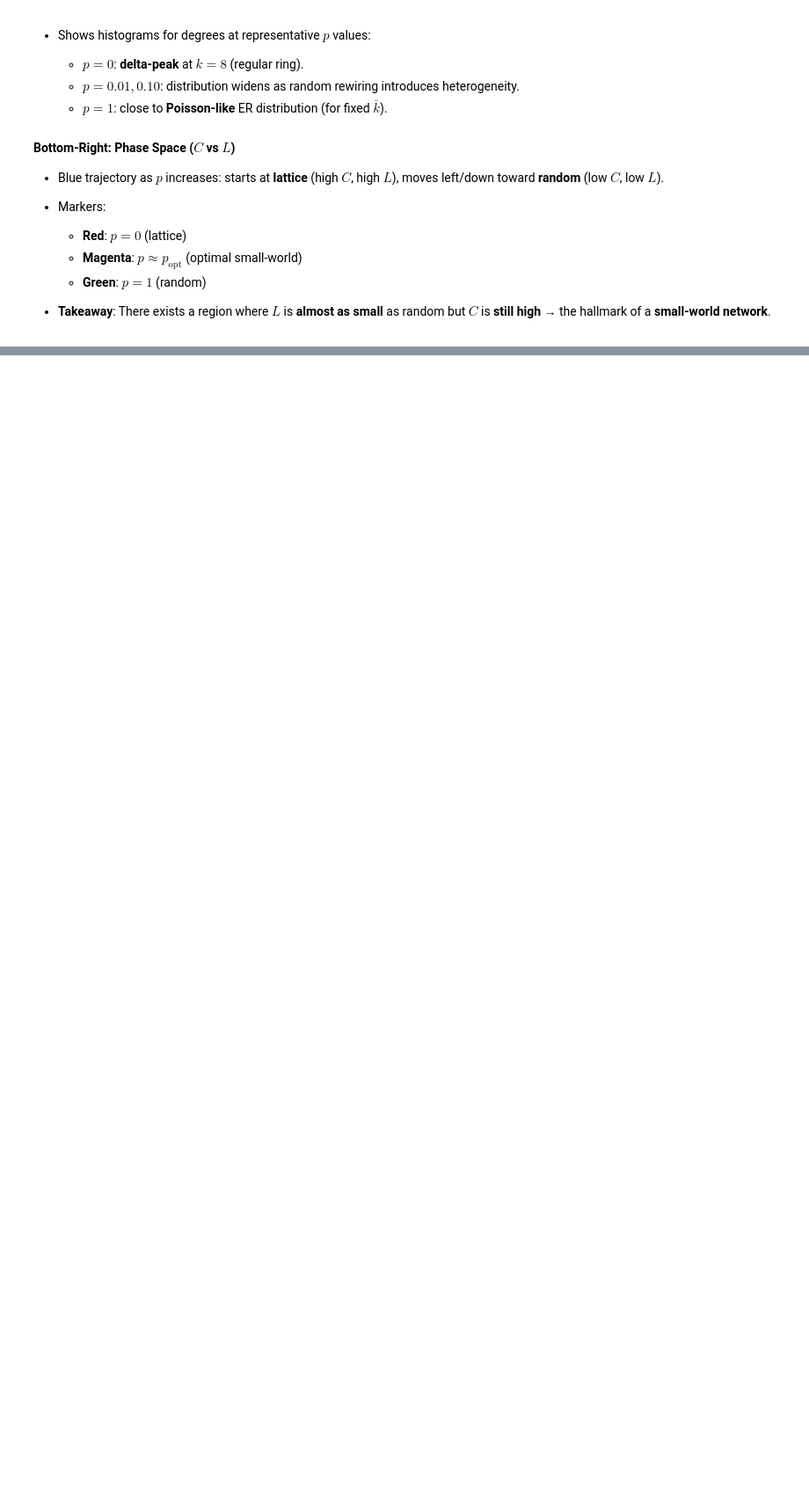
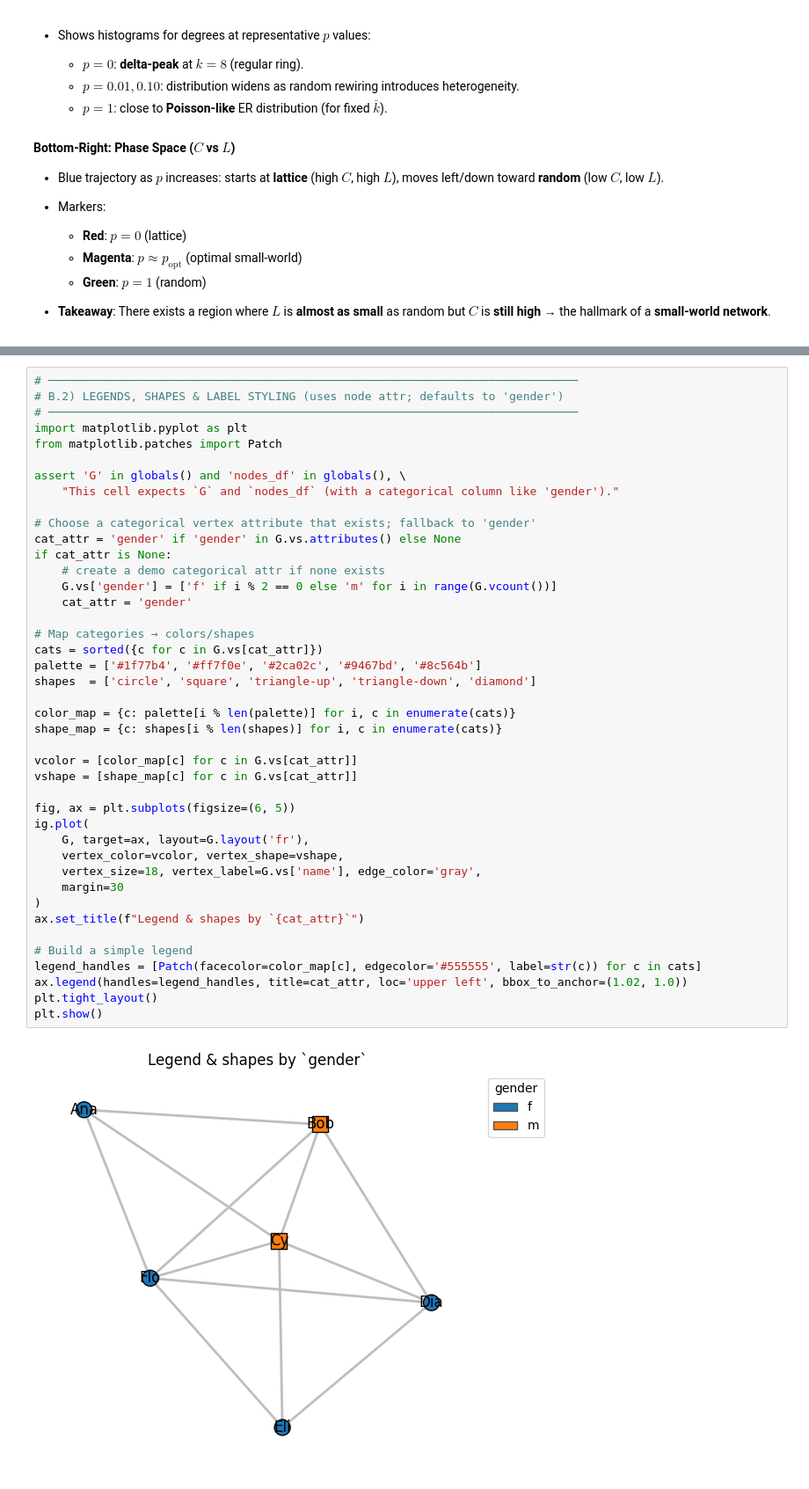
Before and after one commit to emanueleiacca/Data-Science-From-Scratch, a Jupyter notebook: DATA-DRIVEN MODELING OF COMPLEX SYSTEMS/Practical/igraphs_tutorial.ipynb, the cells around one changed output, grey strips where cells are left out. Shown at 88% size. Saved outputs shown, nothing was run; the diff lists cells and outputs as text; blank space fills up the shorter version.

```diff
--- a/DATA-DRIVEN MODELING OF COMPLEX SYSTEMS/Practical/igraphs_tutorial.ipynb
+++ b/DATA-DRIVEN MODELING OF COMPLEX SYSTEMS/Practical/igraphs_tutorial.ipynb
@@ -1513,0 +1702,44 @@ This is a **four‑panel** summary for the Watts–Strogatz model (WS) with $n=3
+# %%
+# ─────────────────────────────────────────────────────────────────────────────
+# B.2) LEGENDS, SHAPES & LABEL STYLING (uses node attr; defaults to 'gender')
+# ─────────────────────────────────────────────────────────────────────────────
+import matplotlib.pyplot as plt
+from matplotlib.patches import Patch
+
+assert 'G' in globals() and 'nodes_df' in globals(), \
+    "This cell expects `G` and `nodes_df` (with a categorical column like 'gender')."
+
+# Choose a categorical vertex attribute that exists; fallback to 'gender'
+cat_attr = 'gender' if 'gender' in G.vs.attributes() else None
+if cat_attr is None:
+    # create a demo categorical attr if none exists
+    G.vs['gender'] = ['f' if i % 2 == 0 else 'm' for i in range(G.vcount())]
+    cat_attr = 'gender'
+
+# Map categories → colors/shapes
+cats = sorted({c for c in G.vs[cat_attr]})
+palette = ['#1f77b4', '#ff7f0e', '#2ca02c', '#9467bd', '#8c564b']
+shapes  = ['circle', 'square', 'triangle-up', 'triangle-down', 'diamond']
+
+color_map = {c: palette[i % len(palette)] for i, c in enumerate(cats)}
+shape_map = {c: shapes[i % len(shapes)] for i, c in enumerate(cats)}
+
+vcolor = [color_map[c] for c in G.vs[cat_attr]]
+vshape = [shape_map[c] for c in G.vs[cat_attr]]
+
+fig, ax = plt.subplots(figsize=(6, 5))
+ig.plot(
+    G, target=ax, layout=G.layout('fr'),
+    vertex_color=vcolor, vertex_shape=vshape,
+    vertex_size=18, vertex_label=G.vs['name'], edge_color='gray',
+    margin=30
+)
+ax.set_title(f"Legend & shapes by `{cat_attr}`")
+
+# Build a simple legend
+legend_handles = [Patch(facecolor=color_map[c], edgecolor='#555555', label=str(c)) for c in cats]
+ax.legend(handles=legend_handles, title=cat_attr, loc='upper left', bbox_to_anchor=(1.02, 1.0))
+plt.tight_layout()
+plt.show()
+# %% [output]
+[figure, added]
```
Also changed, not shown: parts of 14 cells of this notebook, 2 other files.
